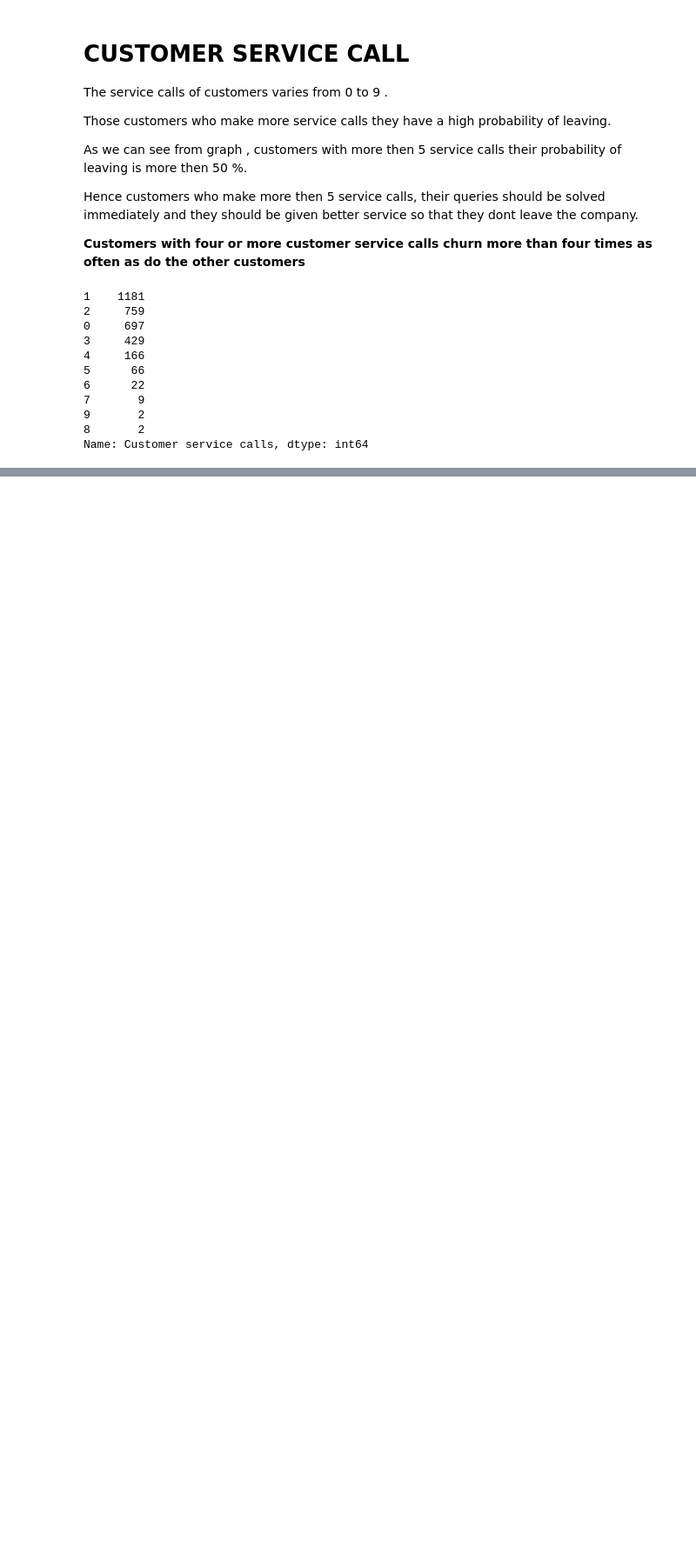
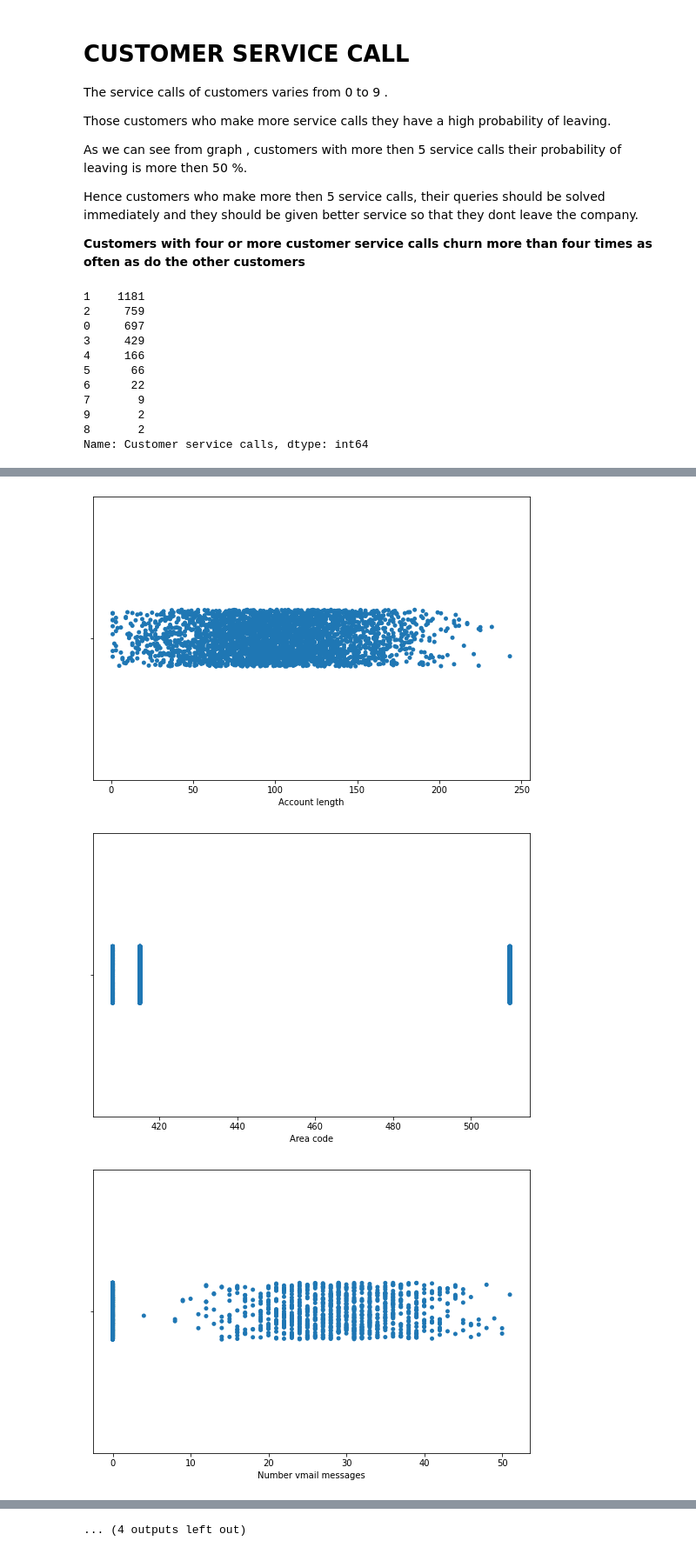
Before and after one commit to UthamanA/Telecom-Churn-Analysis---EDA-Capstone-Project, a Jupyter notebook: Telecom_Churn_Analysis_Capstone_Project.ipynb, the cells around one changed output, grey strips where cells are left out. Shown at 87% size. Saved outputs shown, nothing was run; the diff lists cells and outputs as text; code cells hidden in the pictures; blank space fills up the shorter version.

```diff
--- a/Telecom_Churn_Analysis_Capstone_Project.ipynb
+++ b/Telecom_Churn_Analysis_Capstone_Project.ipynb
@@ -906,0 +980,8 @@ Name: Customer service calls, dtype: int64
+# %%
+for col in numeric_features:
+  fig=plt.figure(figsize=(9,6))
+  sns.stripplot(dataset[col])
+# %% [output]
+[figure, added]
+[figure, added]
+[figure, added]
@@ -906,0 +997 @@ Name: Customer service calls, dtype: int64
+... (4 outputs left out)
```
Also changed, not shown: parts of 16 cells of this notebook.
